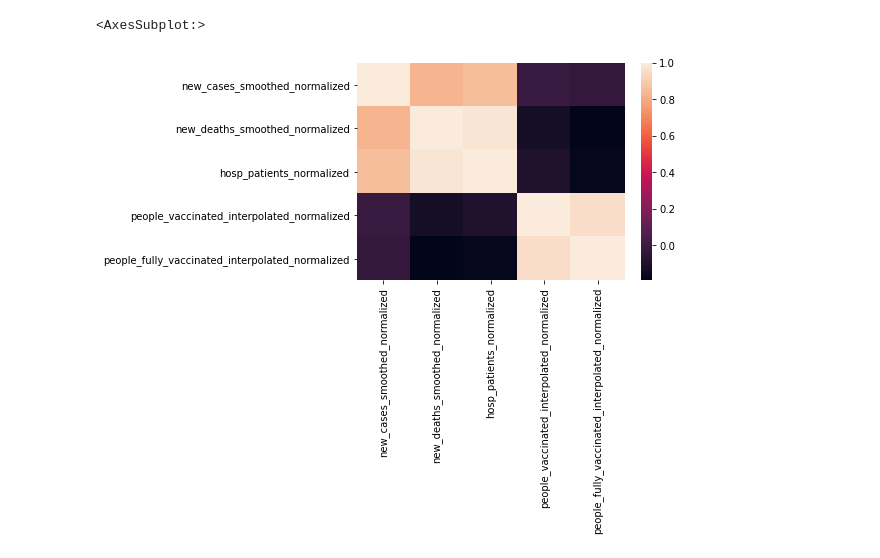
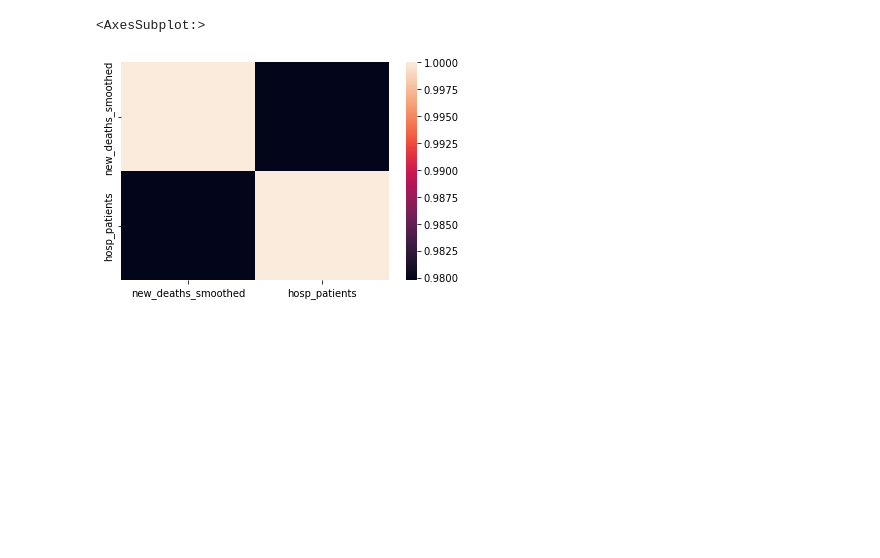
Before and after one commit to andhrelja/covid-analysis, a Jupyter notebook: notebooks/Hospitalizations.ipynb, the cells around one changed output. Cells and saved outputs as stored; diff of their text form; code cells hidden in the pictures; blank space fills up the shorter version.

```diff
--- a/notebooks/Hospitalizations.ipynb
+++ b/notebooks/Hospitalizations.ipynb
@@ -186,14 +242,11 @@ sns.heatmap(corr_df)
 # %%
 import seaborn as sns
 
 corr_df = df[[
-    'new_cases_smoothed_normalized',
-    'new_deaths_smoothed_normalized',
-    'hosp_patients_normalized',
-    'people_vaccinated_interpolated_normalized',
-    'people_fully_vaccinated_interpolated_normalized'
+    'new_deaths_smoothed',
+    'hosp_patients',
 ]].corr()
 sns.heatmap(corr_df)
 # %% [output]
 <AxesSubplot:>
-[figure, old version]
+[figure, new version]
```
Also changed, not shown: parts of 20 cells of this notebook, 16 other files.
